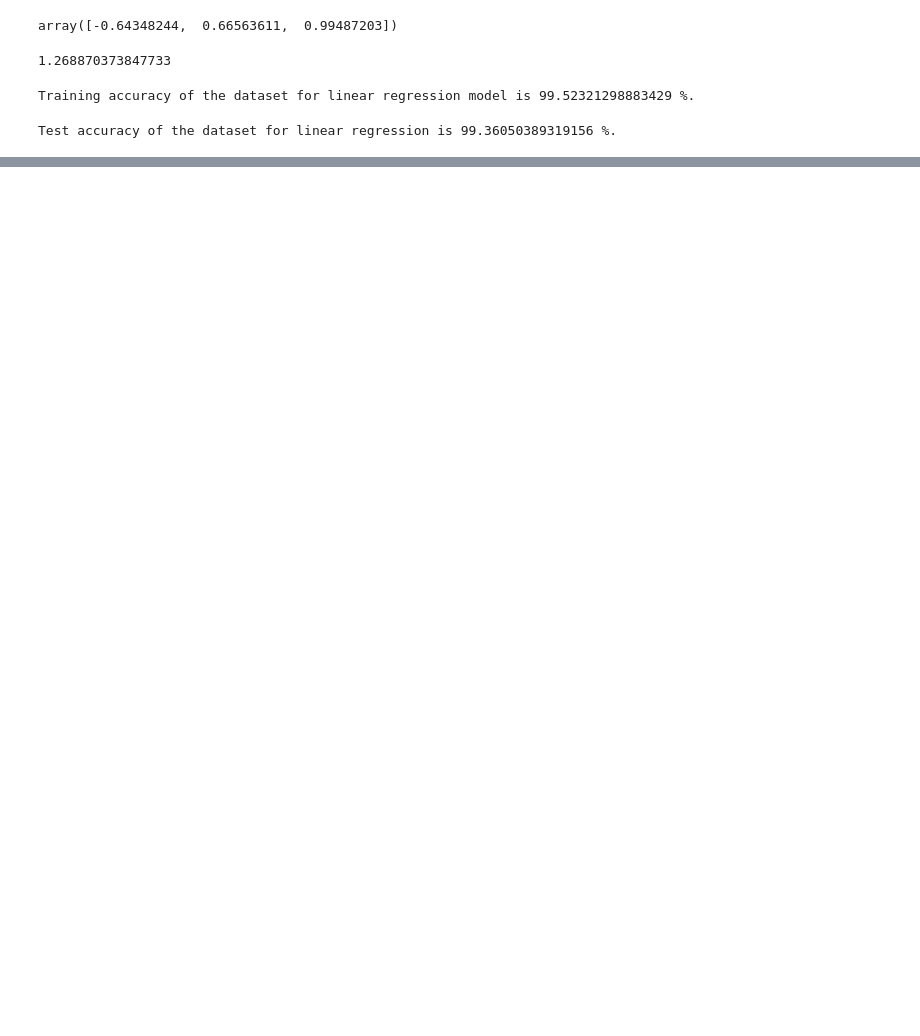
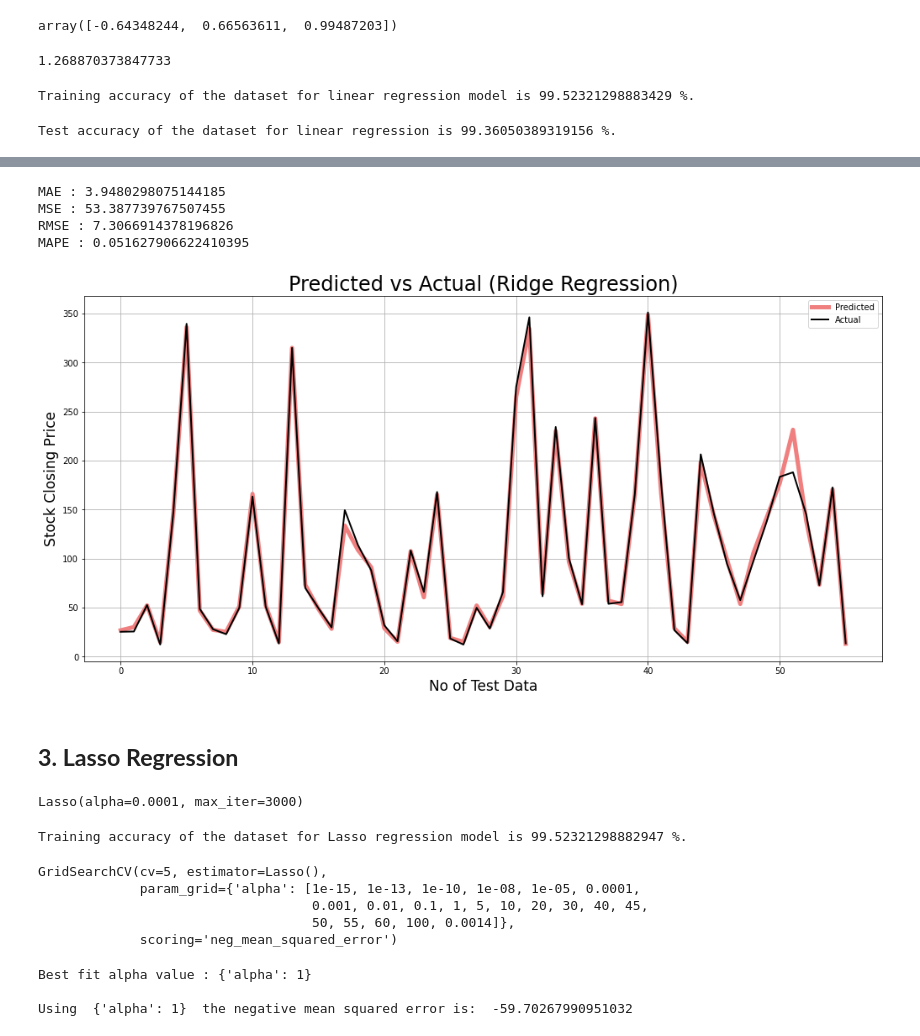
Before and after one commit to Arka1212/Yes-Bank-Stock-Closing-Price-Predcition, a Jupyter notebook: Yes_Bank_Stock_Closing_Price_Prediction_(ML_capstone).ipynb, the cells around one changed output, grey strips where cells are left out. Drawn from its saved outputs; the diff is of its cells as text; code cells hidden in the pictures; blank space fills up the shorter version.

```diff
--- a/Yes_Bank_Stock_Closing_Price_Prediction_(ML_capstone).ipynb
+++ b/Yes_Bank_Stock_Closing_Price_Prediction_(ML_capstone).ipynb
@@ -348,0 +437,4 @@ y_pred = linear_reg_model.predict(x_test)
+# %%
+# Predicted values.
+y_pred_ridge = ridge_regressor.predict(x_test)
+y_pred_ridge
@@ -348,0 +456,34 @@ y_pred = linear_reg_model.predict(x_test)
+# %%
+# Evaluation metrics.
+MAE = mean_absolute_error((y_test), (y_pred_ridge))
+print("MAE :" ,MAE)
+
+MSE  = mean_squared_error((y_test), (y_pred_ridge))
+print("MSE :" , MSE)
+
+RMSE = np.sqrt(MSE)
+print("RMSE :" ,RMSE)
+
+MAPE=mean_absolute_percentage_error((y_test), (y_pred_ridge))
+print("MAPE :" ,MAPE)
+# %% [output]
+MAE : 3.9480298075144185
+MSE : 53.387739767507455
+RMSE : 7.3066914378196826
+MAPE : 0.051627906622410395
+# %%
+# Visualisation.
+plt.figure(figsize=(17,8))
+plt.plot(y_pred_ridge,color='lightcoral',linewidth=5)
+plt.plot(np.array(y_test),color='black',linewidth=2)
+plt.legend(["Predicted","Actual"])
+plt.xlabel('No of Test Data',fontsize=17)
+plt.ylabel('Stock Closing Price',fontsize=17)
+plt.title('Predicted vs Actual (Ridge Regression)',fontsize=24)
+plt.grid()
+plt.show()
+
+# y_pred_ridge = Predicted values
+# y_test = Actual values
+# %% [output]
+[figure, added]
@@ -348,0 +499,33 @@ y_pred = linear_reg_model.predict(x_test)
+# %% [markdown]
+## **3. Lasso Regression**
+# %%
+# Fitting data into Lasso Regression algorithm.
+lasso  = Lasso(alpha=0.0001 , max_iter= 3000)
+lasso.fit(x_train, y_train)
+# %% [output]
+Lasso(alpha=0.0001, max_iter=3000)
+# %%
+# Checking the training accuracy.
+lasso_train_accuracy = lasso.score(x_train, y_train)*100
+print(f'Training accuracy of the dataset for Lasso regression model is {lasso_train_accuracy} %.')
+# %% [output]
+Training accuracy of the dataset for Lasso regression model is 99.52321298882947 %.
+# %%
+# Cross validation.
+lasso = Lasso()
+parameters = {'alpha': [1e-15,1e-13,1e-10,1e-8,1e-5,1e-4,1e-3,1e-2,1e-1,1,5,10,20,30,40,45,50,55,60,100,0.0014]}
+lasso_regressor = GridSearchCV(lasso, parameters, scoring='neg_mean_squared_error', cv=5)
+lasso_regressor.fit(x_train, y_train)
+# %% [output]
+GridSearchCV(cv=5, estimator=Lasso(),
+             param_grid={'alpha': [1e-15, 1e-13, 1e-10, 1e-08, 1e-05, 0.0001,
+                                   0.001, 0.01, 0.1, 1, 5, 10, 20, 30, 40, 45,
+                                   50, 55, 60, 100, 0.0014]},
+             scoring='neg_mean_squared_error')
+# %%
+print("Best fit alpha value :" ,lasso_regressor.best_params_)
+print("\nUsing ",lasso_regressor.best_params_, " the negative mean squared error is: ", lasso_regressor.best_score_)
+# %% [output]
+Best fit alpha value : {'alpha': 1}
+
+Using  {'alpha': 1}  the negative mean squared error is:  -59.70267990951032
```
Also changed, not shown: parts of 30 cells of this notebook.
